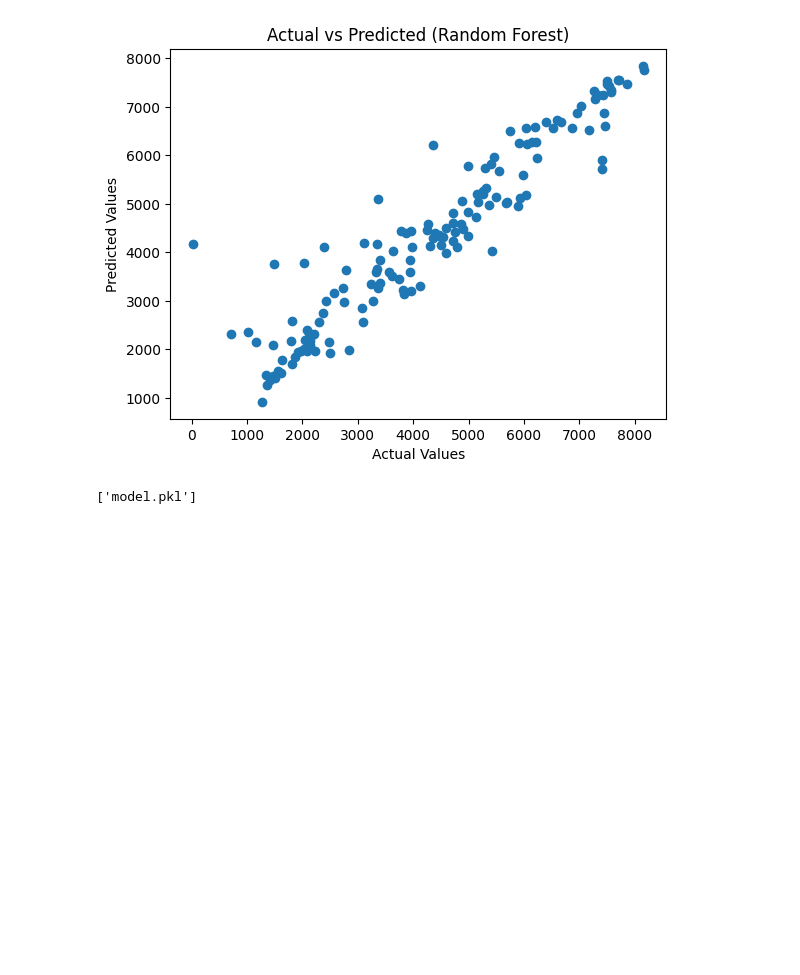
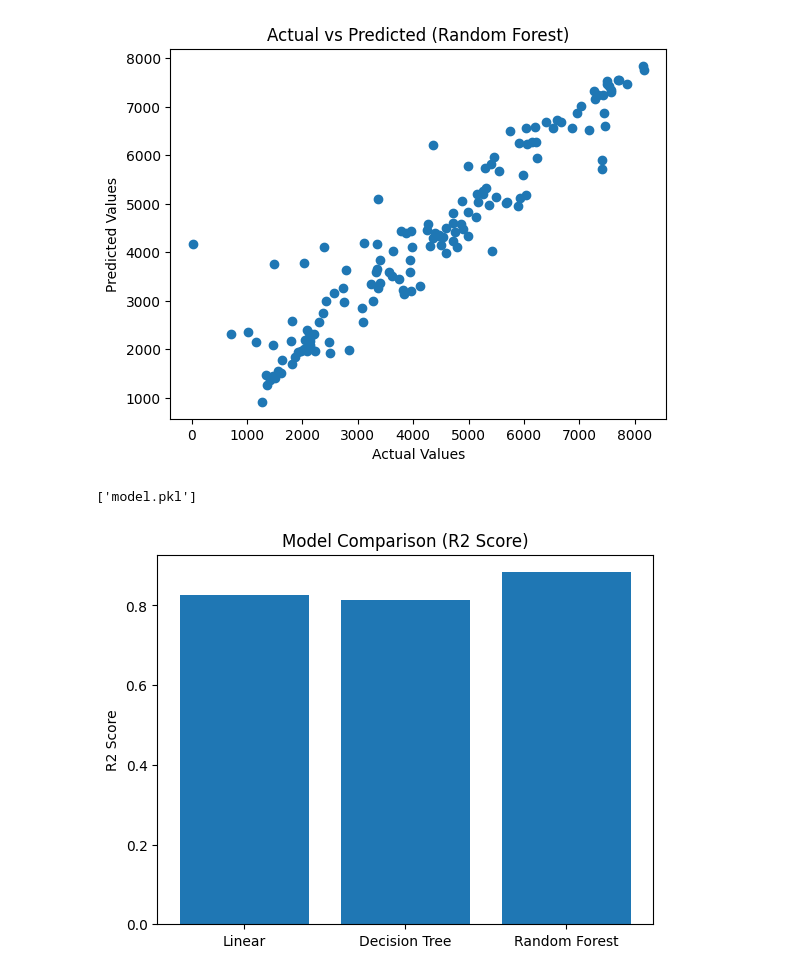
Before and after one commit to ramandeepsingh-git/bike-demand-app, a Jupyter notebook: bike_demand.ipynb, the cells around one changed output. Drawn from its saved outputs; the diff is of its cells as text; code cells hidden in the pictures; blank space fills up the shorter version.

```diff
--- a/bike_demand.ipynb
+++ b/bike_demand.ipynb
@@ -185,3 +185,13 @@ import joblib
 joblib.dump(rf, "model.pkl")
 # %% [output]
 ['model.pkl']
+# %%
+models = ['Linear', 'Decision Tree', 'Random Forest']
+r2_scores = [lr_r2, dt_r2, rf_r2]
+
+plt.bar(models, r2_scores)
+plt.ylabel("R2 Score")
+plt.title("Model Comparison (R2 Score)")
+plt.show()
+# %% [output]
+[figure, added]
```
Also changed, not shown: 2 other files.
